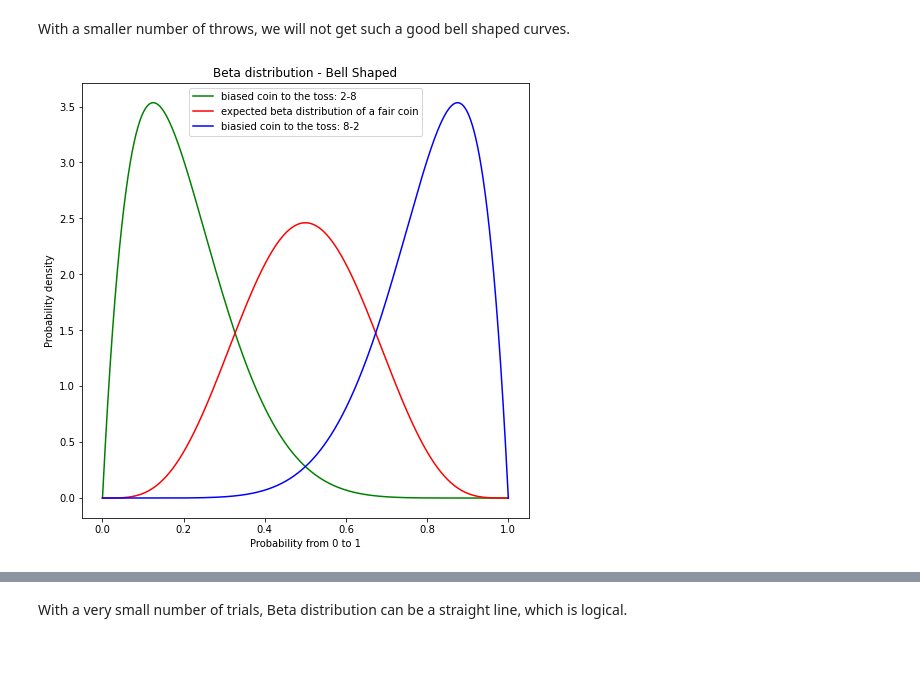
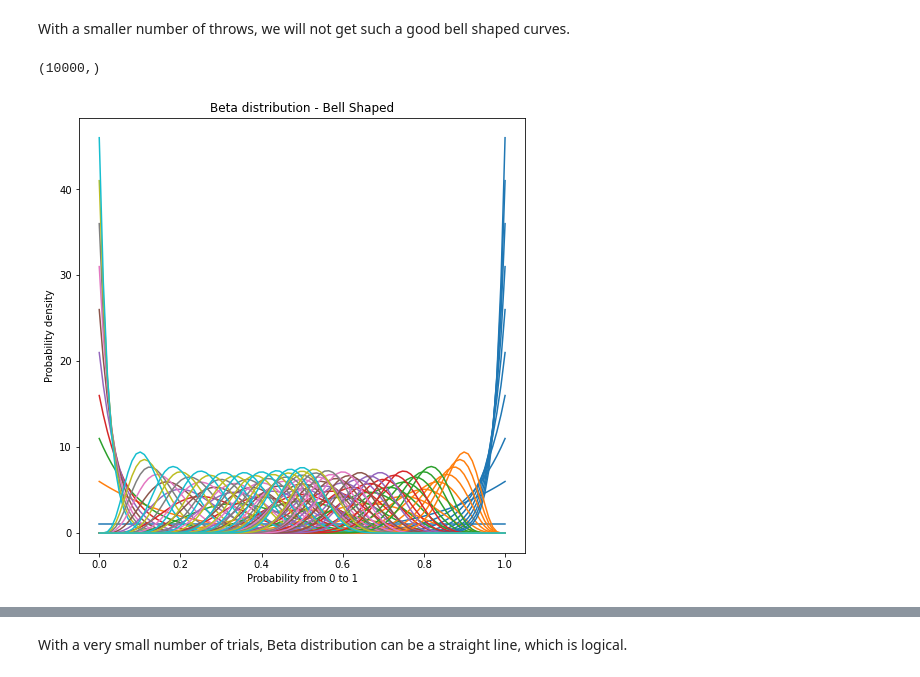
Before and after one commit to Vitomir84/Statistics-and-probability, a Jupyter notebook: The Binomial and Beta distribution.ipynb, the cells around one changed output, grey strips where cells are left out. Drawn from its saved outputs; the diff is of its cells as text; code cells hidden in the pictures.

```diff
--- a/The Binomial and Beta distribution.ipynb
+++ b/The Binomial and Beta distribution.ipynb
@@ -156,17 +156,21 @@ plt.legend();
 # %% [markdown]
 With a smaller number of throws, we will not get such a good bell shaped curves.
 # %%
-x = np.linspace(0,1,10000)
-y1 = beta.pdf(x, 2,8)
-y2 = beta.pdf(x, 5,5)
-y3 = beta.pdf(x, 8,2)
-plt.figure(figsize=(8,8))
-plt.title('Beta distribution - Bell Shaped')
-plt.xlabel('Probability from 0 to 1')
-plt.ylabel('Probability density')
-plt.plot(x, y1, color = 'green', label = 'biased coin to the toss: 2-8')
-plt.plot(x, y2, color = 'red', label = 'expected beta distribution of a fair coin')
-plt.plot(x, y3, color = 'blue', label = 'biasied coin to the toss: 8-2')
-plt.legend();
+import scipy
+from scipy.stats import beta
+def beta_function(alpha, beta):
+
+    x = np.linspace(0,1,100)
+    yUU = scipy.stats.beta.pdf(x,alpha,beta)
+#     y2 = beta.pdf(x, 5,5)
+#     y3 = beta.pdf(x, 8,2)
+
+    plt.title('Beta distribution - Bell Shaped')
+    plt.xlabel('Probability from 0 to 1')
+    plt.ylabel('Probability density')
+    plt.plot(x, yUU, label = f'alpha: {alpha}, beta: {beta}')
+#     plt.plot(x, y2, color = 'red', label = 'expected beta distribution of a fair coin')
+#     plt.plot(x, y3, color = 'blue', label = 'biasied coin to the toss: 8-2')
+#     plt.legend()
+
+    return yUU
-# %% [output]
-[figure, removed]
@@ -172,0 +179,14 @@ plt.legend();
+# %%
+y1.shape
+# %% [output]
+(10000,)
+# %%
+alpha = np.arange(1,50, 5).tolist()
+bis = np.arange(1,50,5).tolist()
+# %%
+plt.figure(figsize=(8,8))
+for a in alpha:
+    for b in bis:
+        u = beta_function(a,b)
+# %% [output]
+[figure, added]
```
Also changed, not shown: parts of 11 cells of this notebook.
